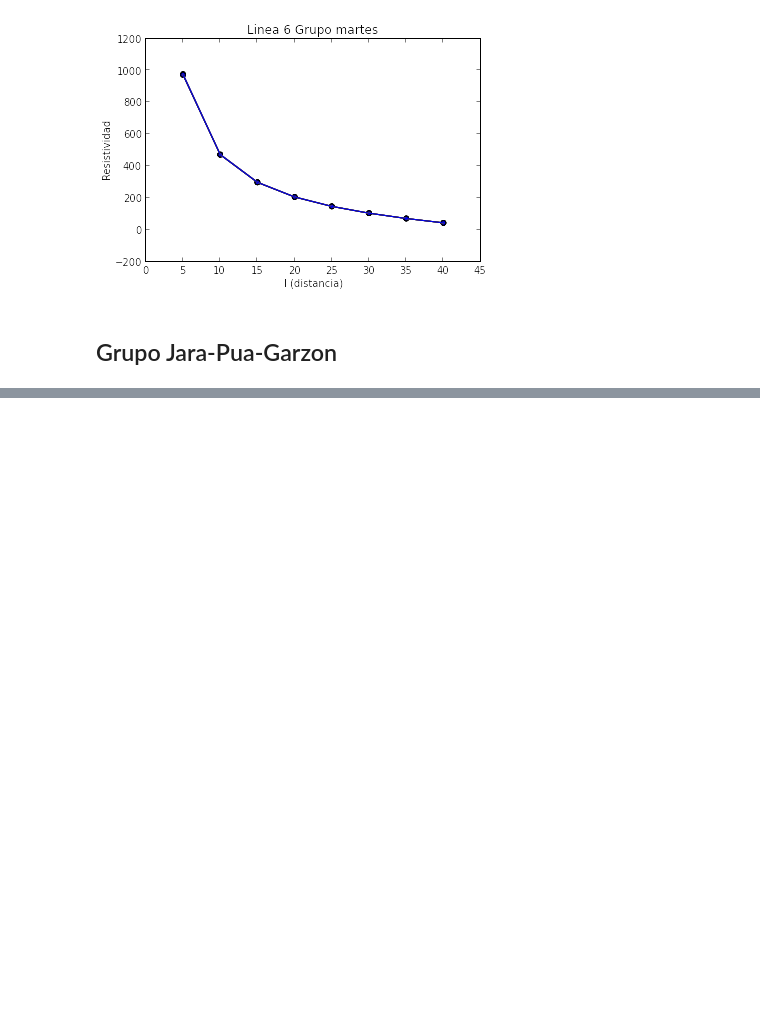
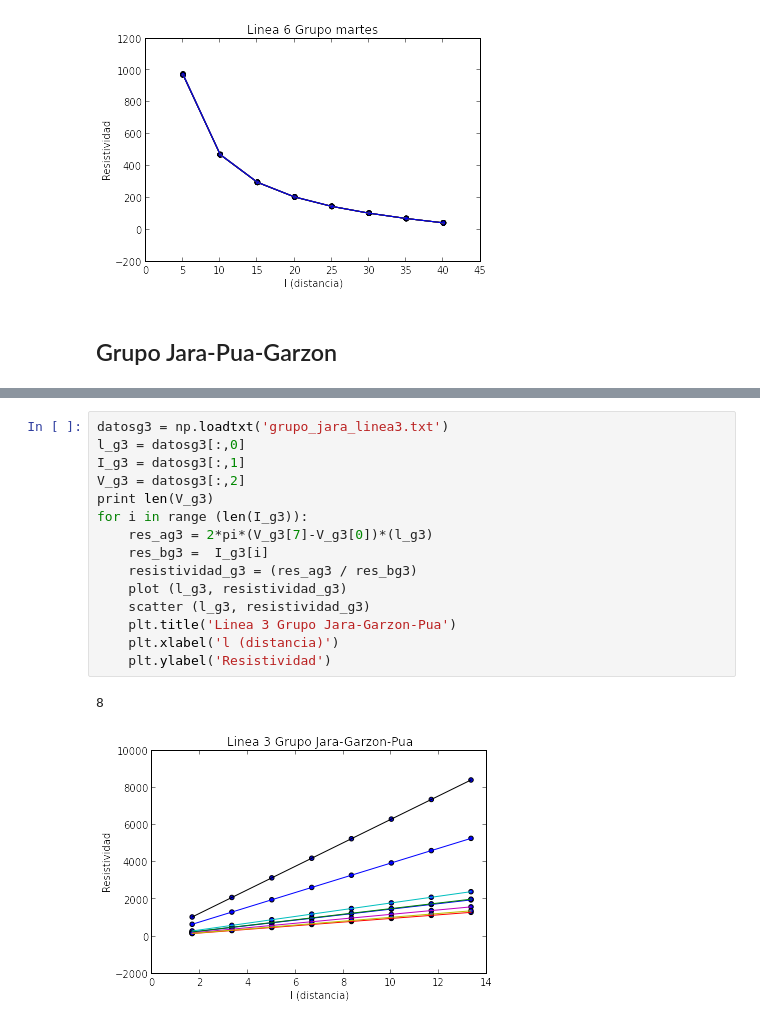
Before and after one commit to LinaPerez/Geophysics, a Jupyter notebook: Resistividad/Resistividad.ipynb, the cells around one changed output, grey strips where cells are left out. Drawn from its saved outputs; the diff is of its cells as text; blank space fills up the shorter version.

```diff
--- a/Resistividad/Resistividad.ipynb
+++ b/Resistividad/Resistividad.ipynb
@@ -388,0 +425,18 @@ for i in range (len(I_5m1)):
+# %%
+datosg3 = np.loadtxt('grupo_jara_linea3.txt')
+l_g3 = datosg3[:,0]
+I_g3 = datosg3[:,1]
+V_g3 = datosg3[:,2]
+print len(V_g3)
+for i in range (len(I_g3)):
+    res_ag3 = 2*pi*(V_g3[7]-V_g3[0])*(l_g3)
+    res_bg3 =  I_g3[i]
+    resistividad_g3 = (res_ag3 / res_bg3)
+    plot (l_g3, resistividad_g3)
+    scatter (l_g3, resistividad_g3)
+    plt.title('Linea 3 Grupo Jara-Garzon-Pua')
+    plt.xlabel('l (distancia)')
+    plt.ylabel('Resistividad')
+# %% [output]
+8
+[figure, added]
```
Also changed, not shown: parts of 5 cells of this notebook.
